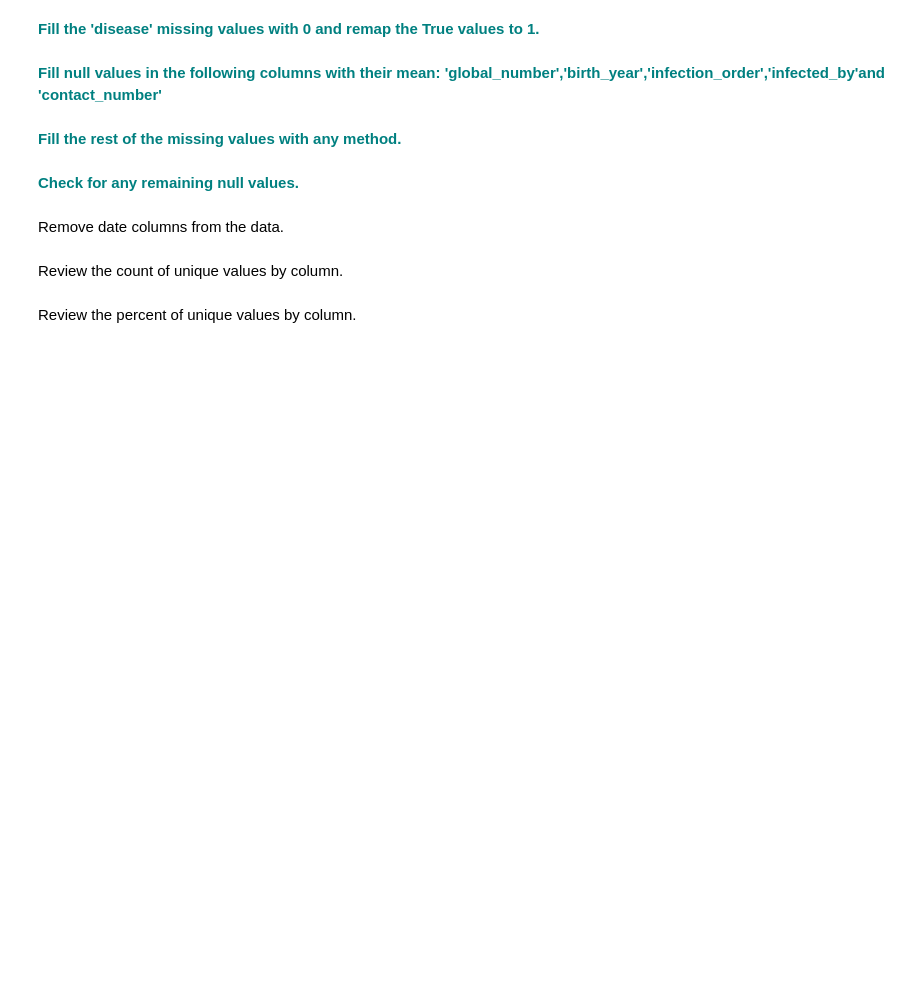
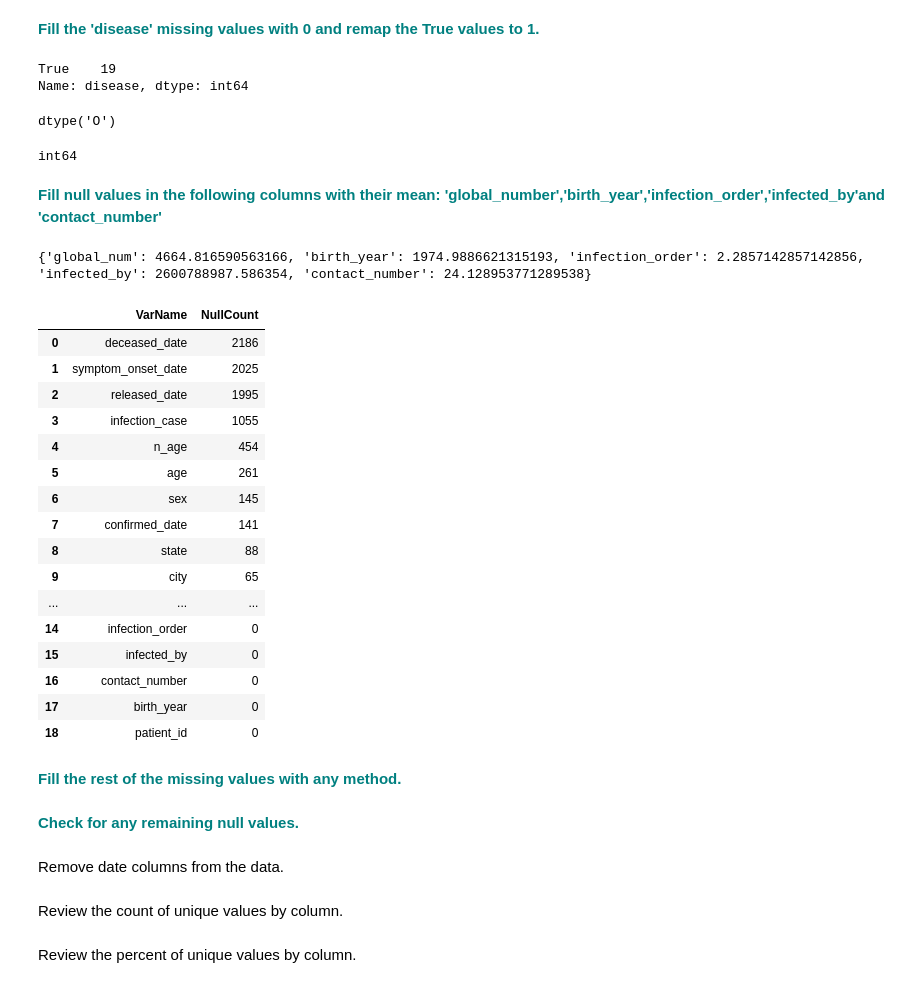
Before and after one commit to BrettlyCD/random-forest, a Jupyter notebook: RandomForest_casestudy_covid19.ipynb, the cells around one changed output. Cells and saved outputs as stored; diff of their text form; code cells hidden in the pictures; blank space fills up the shorter version.

Commit message:
Clean data and fill most missing values.

```diff
--- a/RandomForest_casestudy_covid19.ipynb
+++ b/RandomForest_casestudy_covid19.ipynb
@@ -88,2 +154,8 @@ df.info()
 # %% [markdown]
  **<font color='teal'> Fill the 'disease' missing values with 0 and remap the True values to 1.</font>**
+# %%
+#check what the values are of the disease column
+df['disease'].value_counts()
+# %% [output]
+True    19
+Name: disease, dtype: int64
@@ -90,5 +165,60 @@ df.info()
+# %%
+#change disease True values to 1
+df['disease'].replace(to_replace='True', value=1, inplace=True)
+# %%
+#check dtype, want it to be int64
+df['disease'].dtype
+# %% [output]
+dtype('O')
+# %%
+#it's still an object, so let's change it to int using to_numeric
+df['disease'] = pd.to_numeric(df['disease'])
+print(df['disease'].dtype)
+# %% [output]
+int64
 # %% [markdown]
  **<font color='teal'> Fill null values in the following columns with their mean: 'global_number','birth_year','infection_order','infected_by'and 'contact_number'</font>**
+# %%
+#put columns we intend to fill in a list
+fill_columns = ['global_num','birth_year','infection_order','infected_by', 'contact_number']
+#create empty dict to store column names and means for later use
+fill_means = {}
+
+#loop over columns, calculate and store means
+for col in fill_columns:
+    mu = df[col].mean()
+    fill_means[col] = mu
+
+print(fill_means)
+# %% [output]
+{'global_num': 4664.816590563166, 'birth_year': 1974.9886621315193, 'infection_order': 2.2857142857142856, 'infected_by': 2600788987.586354, 'contact_number': 24.128953771289538}
+# %%
+#loop over columns again, this time filling nas with the mean
+for col in fill_columns:
+    df[col].fillna(fill_means[col], inplace=True)
+# %%
+#validate no more nan values in the columns we updated
+na_df2=pd.DataFrame(df.isnull().sum().sort_values(ascending=False)).reset_index()
+na_df2.columns = ['VarName', 'NullCount']
+na_df2
+# %% [output]
+|  | VarName | NullCount |
+| 0 | deceased_date | 2186 |
+| 1 | symptom_onset_date | 2025 |
+| 2 | released_date | 1995 |
+| 3 | infection_case | 1055 |
+| 4 | n_age | 454 |
+| 5 | age | 261 |
+| 6 | sex | 145 |
+| 7 | confirmed_date | 141 |
+| 8 | state | 88 |
+| 9 | city | 65 |
+| ... | ... | ... |
+| 14 | infection_order | 0 |
+| 15 | infected_by | 0 |
+| 16 | contact_number | 0 |
+| 17 | birth_year | 0 |
+| 18 | patient_id | 0 |
 # %% [markdown]
  **<font color='teal'> Fill the rest of the missing values with any method.</font>**
 # %% [markdown]
```
Also changed, not shown: parts of 7 cells of this notebook.
